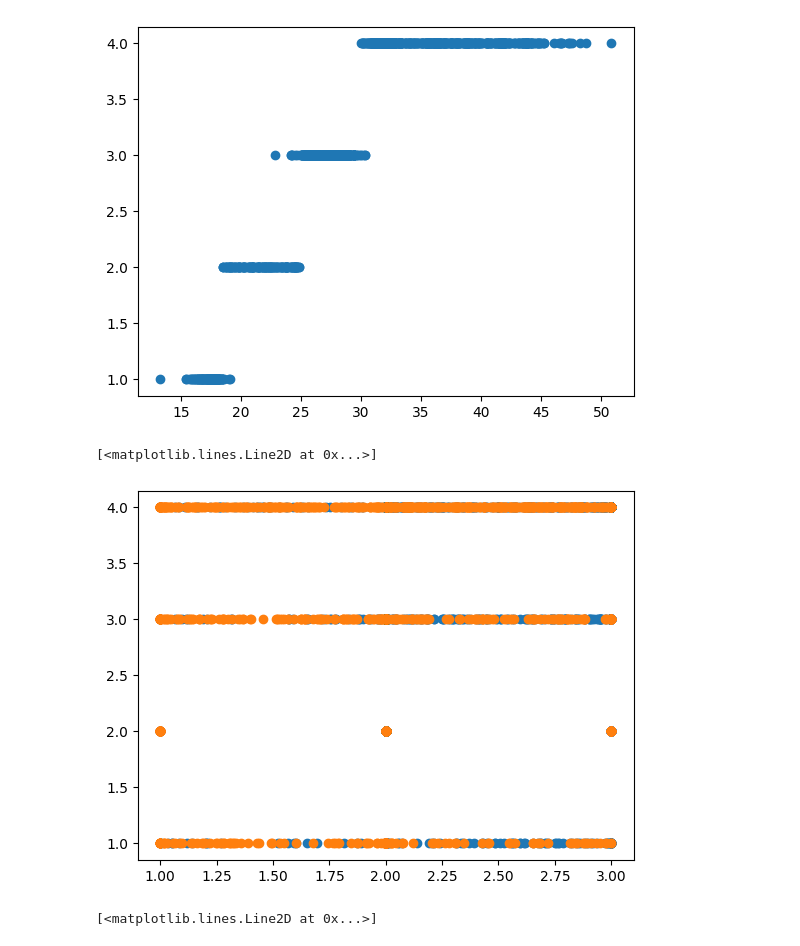
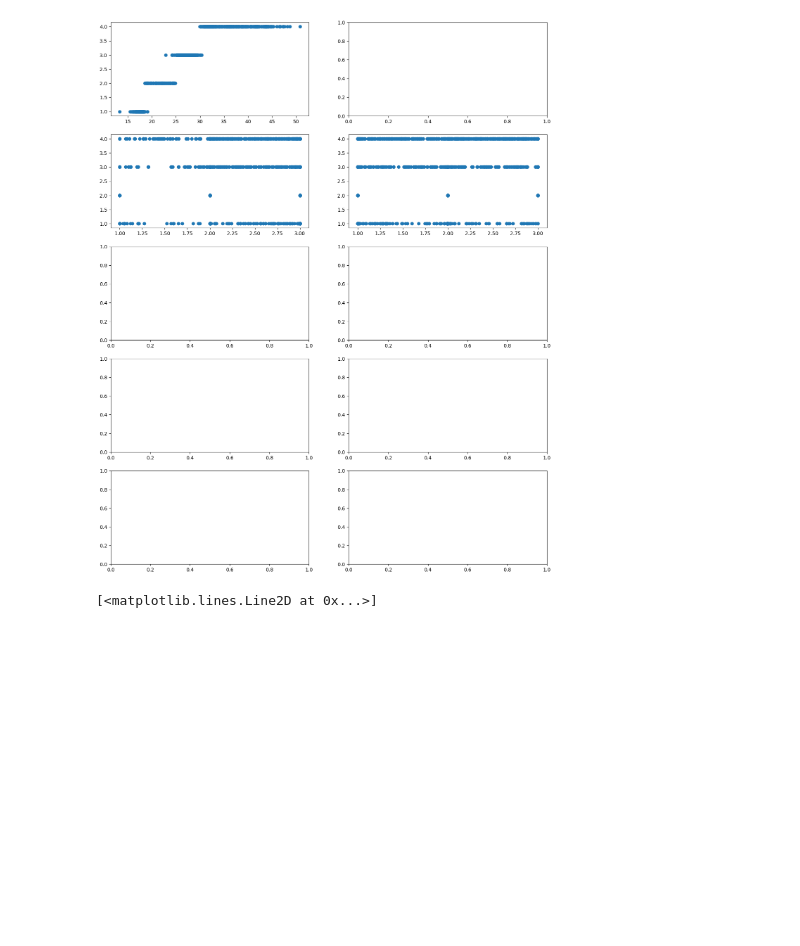
Before and after one commit to Kariiem/ML-project, a Jupyter notebook: BMI.ipynb, the cells around one changed output. Saved outputs shown, nothing was run; the diff lists cells and outputs as text; code cells hidden in the pictures; blank space fills up the shorter version.

```diff
--- a/BMI.ipynb
+++ b/BMI.ipynb
@@ -1,14 +1,14 @@
 # %%
 from models import *
 # %%
-plt.plot(X_train["BMI"], Y_train, "o")
+fig, ax = plt.subplots(nrows=5, ncols=2, figsize=(16, 20))
+
+ax[0,0].plot(X_train["BMI"], Y_train, "o")
+ax[1,0].plot(X_train["Veg_Consump"], Y_train, "o")
+ax[1,1].plot(X_train["Water_Consump"], Y_train, "o")
 plt.show()
-plt.plot(X_train["Veg_Consump"],Y_train, "o")
-plt.plot(X_train["Water_Consump"], Y_train, "o")
 # %% [output]
-[figure, old version]
+[figure, new version]
-[<matplotlib.lines.Line2D at 0x...>]
-[figure, removed]
 # %%
 plt.plot(X_train_smote["BMI"], Y_train_smote, 'o')
 # %% [output]
```
Also changed, not shown: 1 other file.
